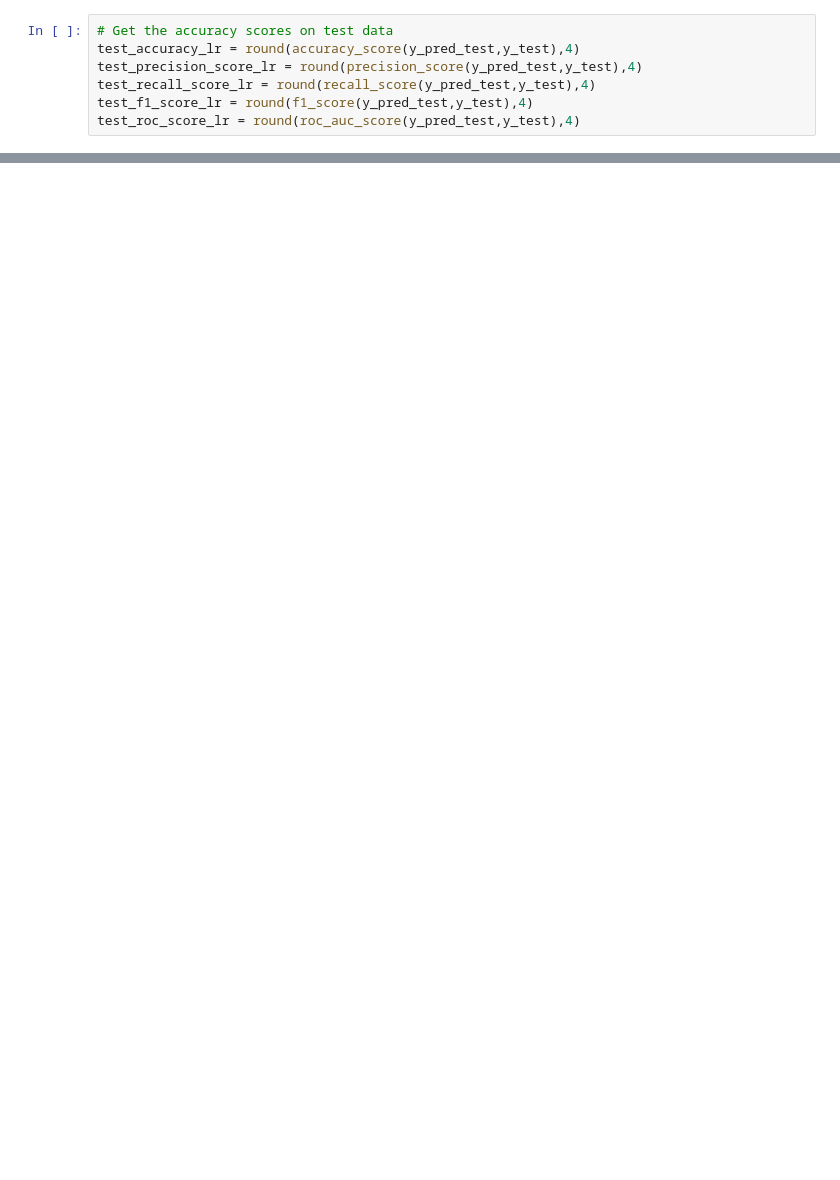
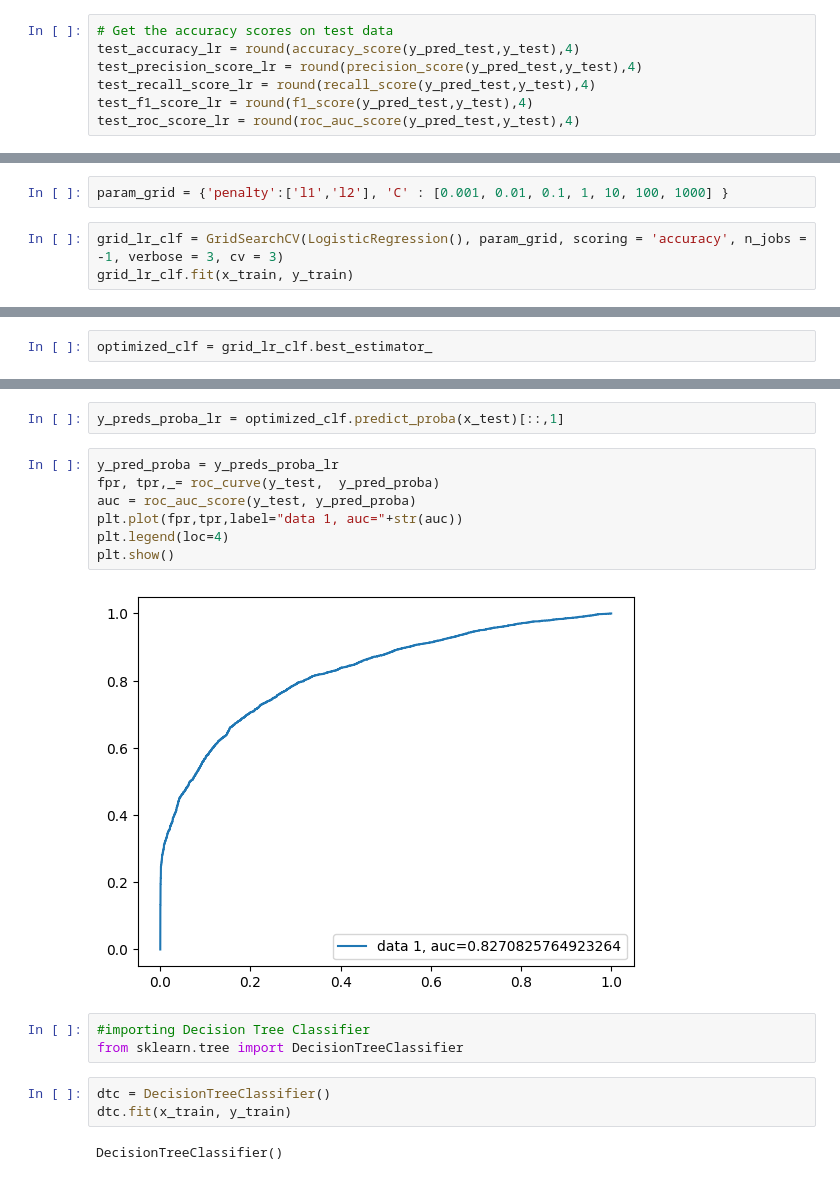
Before and after one commit to shaad4224/credit_card_default_prediction, a Jupyter notebook: Copy_of_credit_card_default_prediction.ipynb, the cells around one changed output, grey strips where cells are left out. Drawn from its saved outputs; the diff is of its cells as text; blank space fills up the shorter version.

```diff
--- a/Copy_of_credit_card_default_prediction.ipynb
+++ b/Copy_of_credit_card_default_prediction.ipynb
@@ -562,0 +563,5 @@ The roc_score on test data is  0.7564
+# %%
+param_grid = {'penalty':['l1','l2'], 'C' : [0.001, 0.01, 0.1, 1, 10, 100, 1000] }
+# %%
+grid_lr_clf = GridSearchCV(LogisticRegression(), param_grid, scoring = 'accuracy', n_jobs = -1, verbose = 3, cv = 3)
+grid_lr_clf.fit(x_train, y_train)
@@ -562,0 +574,2 @@ The roc_score on test data is  0.7564
+# %%
+optimized_clf = grid_lr_clf.best_estimator_
@@ -562,0 +651,19 @@ The roc_score on test data is  0.7564
+# %%
+y_preds_proba_lr = optimized_clf.predict_proba(x_test)[::,1]
+# %%
+y_pred_proba = y_preds_proba_lr
+fpr, tpr,_= roc_curve(y_test,  y_pred_proba)
+auc = roc_auc_score(y_test, y_pred_proba)
+plt.plot(fpr,tpr,label="data 1, auc="+str(auc))
+plt.legend(loc=4)
+plt.show()
+# %% [output]
+[figure, added]
+# %%
+#importing Decision Tree Classifier
+from sklearn.tree import DecisionTreeClassifier
+# %%
+dtc = DecisionTreeClassifier()
+dtc.fit(x_train, y_train)
+# %% [output]
+DecisionTreeClassifier()
```
Also changed, not shown: parts of 26 cells of this notebook.
